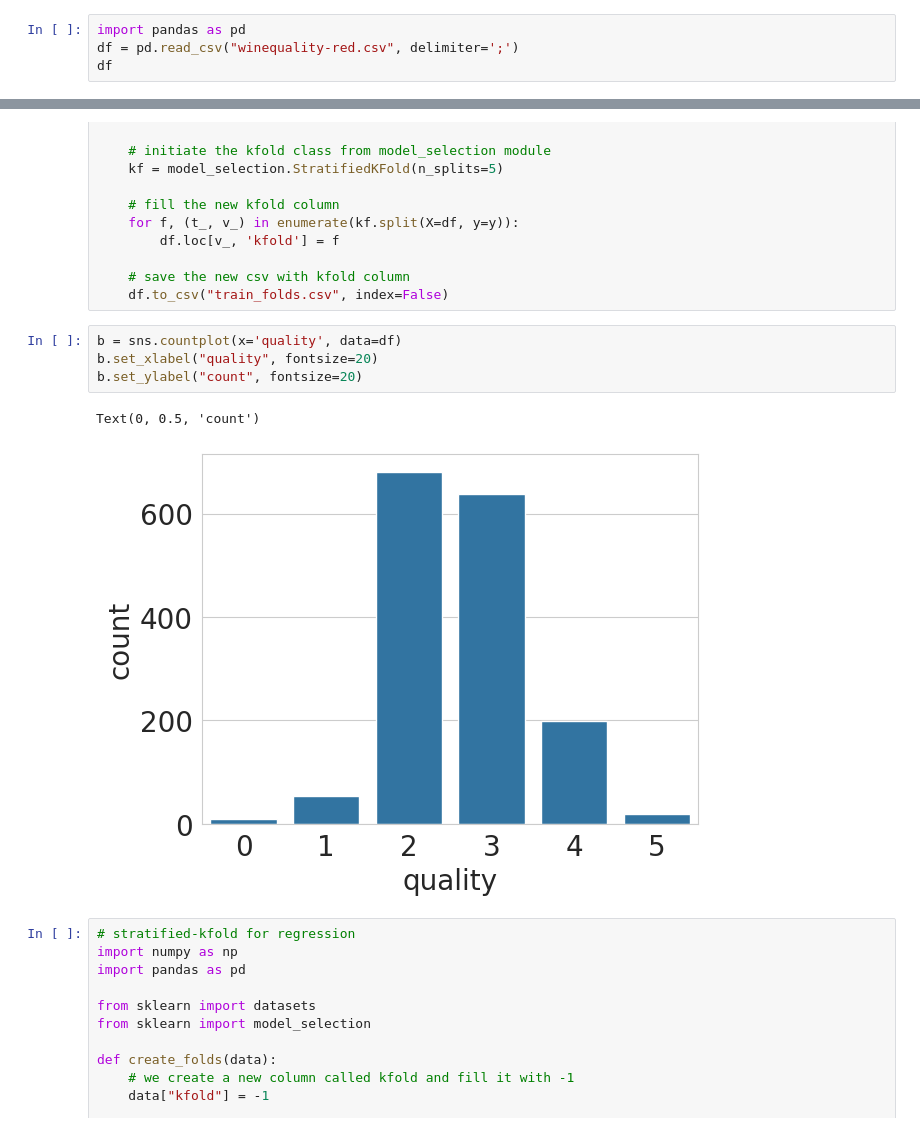
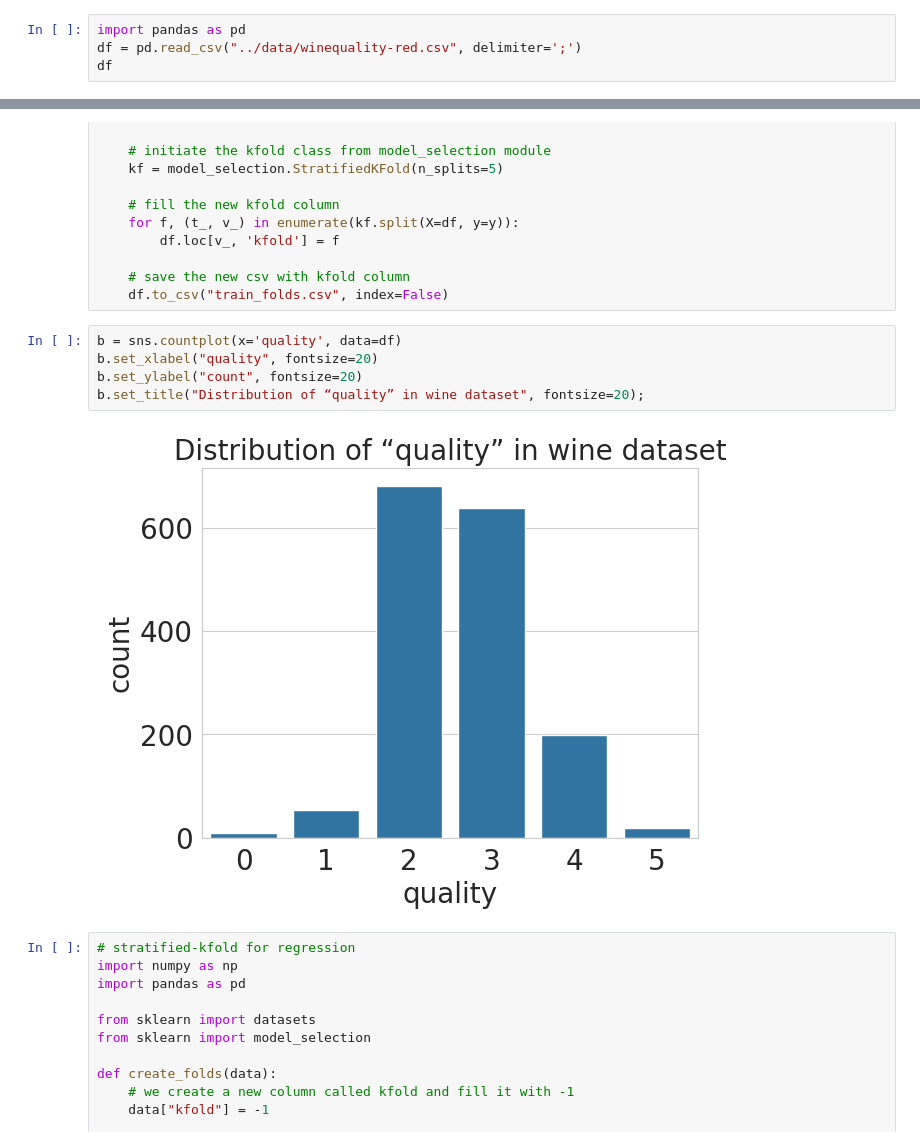
Before and after one commit to nglaz0v/approachingalmost, a Jupyter notebook: src/Cross-validation.ipynb, the cells around one changed output, grey strips where cells are left out. Saved outputs shown, nothing was run; the diff lists cells and outputs as text.

```diff
--- a/src/Cross-validation.ipynb
+++ b/src/Cross-validation.ipynb
@@ -2,7 +2,7 @@
 # Cross-validation
 # %%
 import pandas as pd
-df = pd.read_csv("winequality-red.csv", delimiter=';')
+df = pd.read_csv("../data/winequality-red.csv", delimiter=';')
 df
 # %% [output]
 |  | fixed acidity | volatile acidity | citric acid | residual sugar | chlorides | free sulfur dioxide | ... |
@@ -227,10 +228,10 @@ if None:
 # %%
 b = sns.countplot(x='quality', data=df)
 b.set_xlabel("quality", fontsize=20)
 b.set_ylabel("count", fontsize=20)
+b.set_title("Distribution of “quality” in wine dataset", fontsize=20);
 # %% [output]
-Text(0, 0.5, 'count')
-[figure, old version]
+[figure, new version]
 # %%
 # stratified-kfold for regression
 import numpy as np
```
Also changed, not shown: parts of 2 cells of this notebook, 4 other files.
